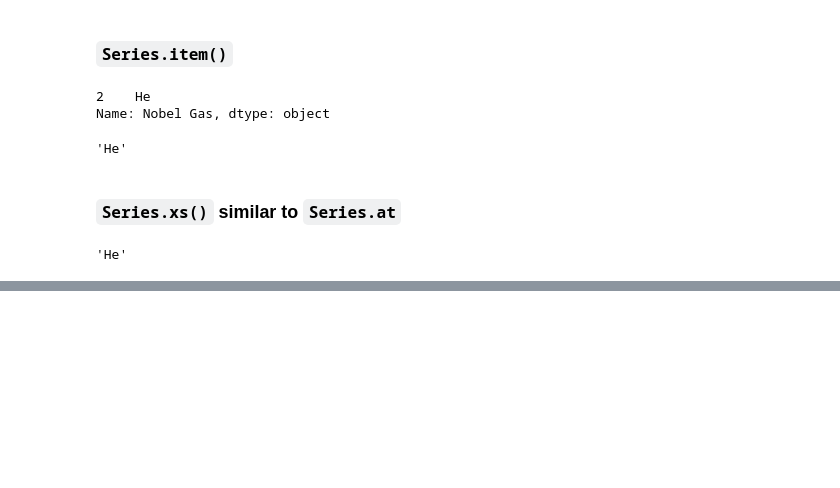
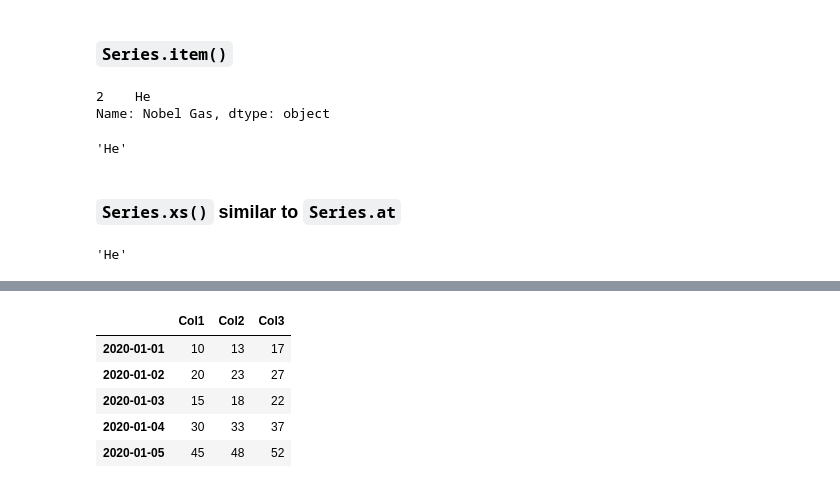
Before and after one commit to Yongliang-Shi/Demo-with-notes, a Jupyter notebook: pandas_series_method.ipynb, the cells around one changed output, grey strips where cells are left out. Saved outputs shown, nothing was run; the diff lists cells and outputs as text; code cells hidden in the pictures; blank space fills up the shorter version.

```diff
--- a/pandas_series_method.ipynb
+++ b/pandas_series_method.ipynb
@@ -653,0 +662,13 @@ noble_gas.xs(2)
+# %%
+df = pd.DataFrame({"Col1": [10, 20, 15, 30, 45],
+                   "Col2": [13, 23, 18, 33, 48],
+                   "Col3": [17, 27, 22, 37, 52]},
+                  index=pd.date_range("2020-01-01", "2020-01-05"))
+df
+# %% [output]
+|  | Col1 | Col2 | Col3 |
+| 2020-01-01 | 10 | 13 | 17 |
+| 2020-01-02 | 20 | 23 | 27 |
+| 2020-01-03 | 15 | 18 | 22 |
+| 2020-01-04 | 30 | 33 | 37 |
+| 2020-01-05 | 45 | 48 | 52 |
```
Also changed, not shown: parts of 7 cells of this notebook.
